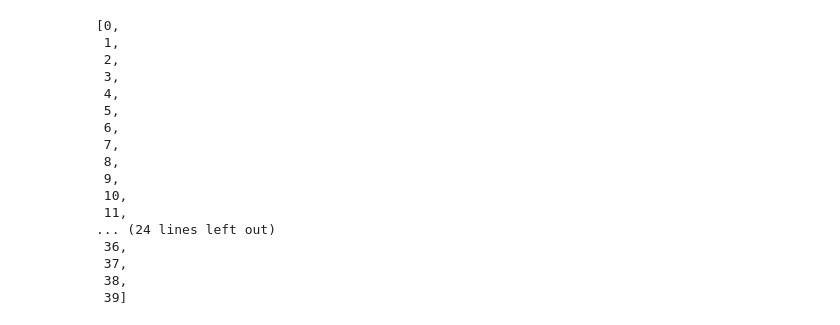
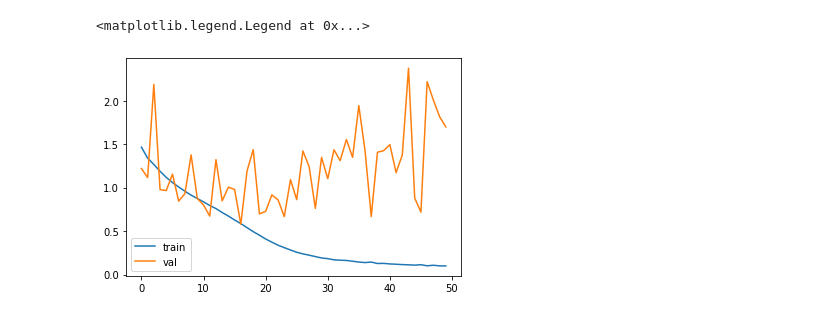
Before and after one commit to RobertVoropaev/InteriorRecognitionSystem, a Jupyter notebook: 5.Metrics.ipynb, the cells around one changed output. Drawn from its saved outputs; the diff is of its cells as text; code cells hidden in the pictures.

```diff
--- a/5.Metrics.ipynb
+++ b/5.Metrics.ipynb
@@ -50,20 +19,10 @@ plt.legend()
-# %%
-epoch
-# %% [output]
-[0,
- 1,
- 2,
- 3,
- 4,
- 5,
- 6,
- 7,
- 8,
- 9,
- 10,
- 11,
-... (24 lines left out)
- 36,
- 37,
- 38,
- 39]
+# %%
+data = pd.read_csv("callbacks/Unet0_05-26_18-00/logger.csv")
+# %%
+plt.plot(data.epoch, data.loss, label="train")
+plt.plot(data.epoch, data.val_loss, label="val")
+
+plt.legend()
+# %% [output]
+<matplotlib.legend.Legend at 0x...>
+[figure, added]
```
Also changed, not shown: parts of 7 cells of this notebook, 15 other files.
